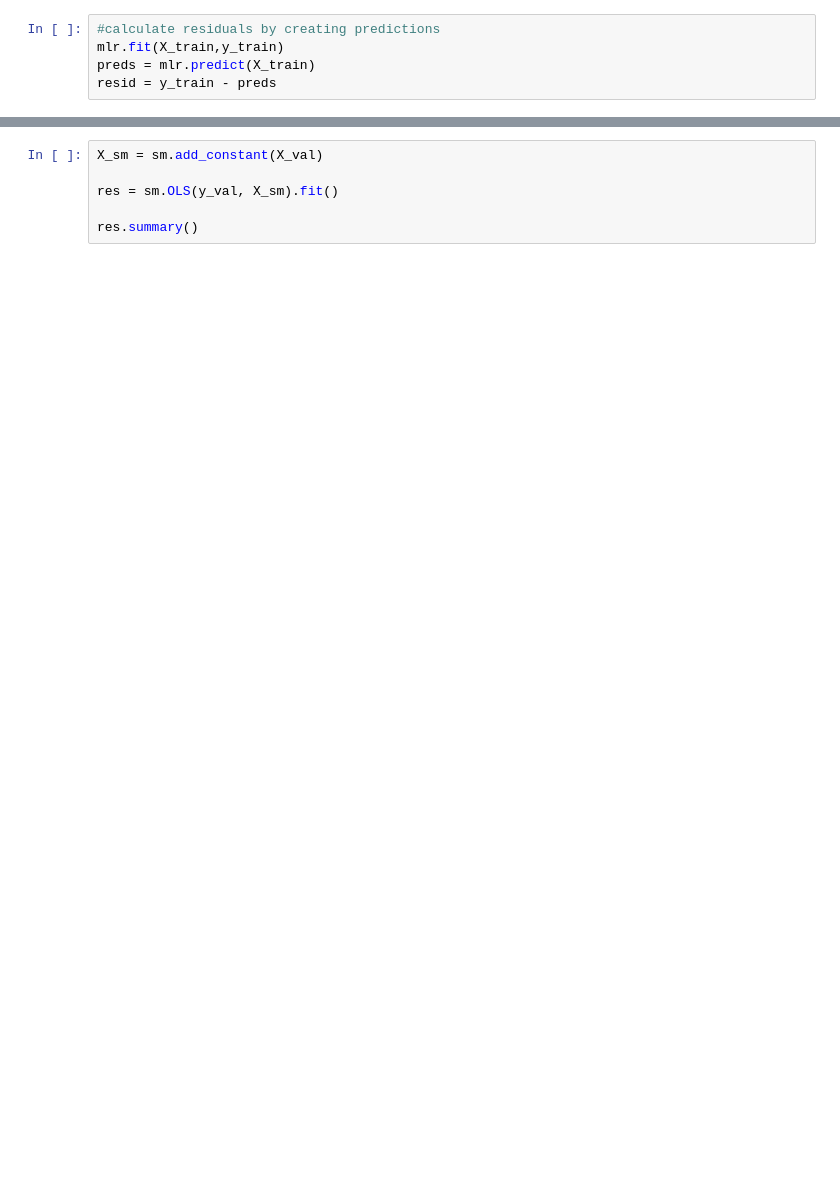
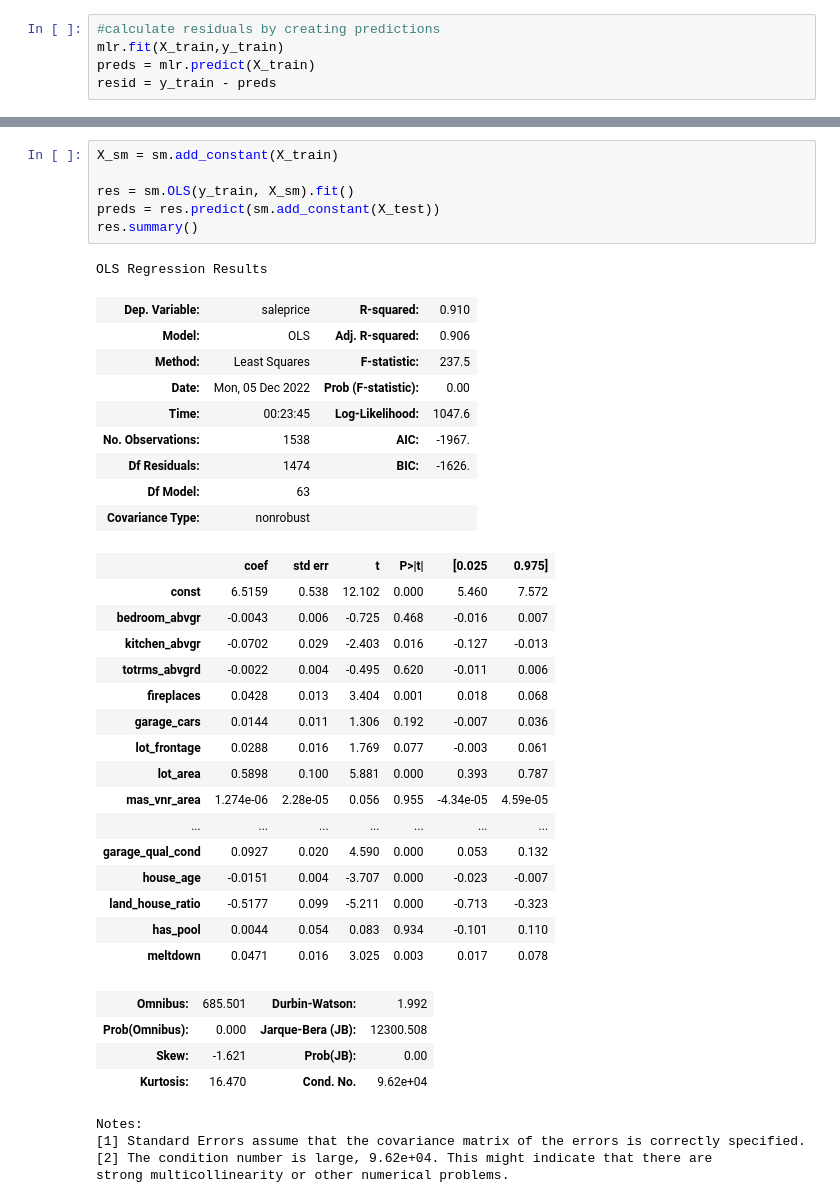
Before and after one commit to AlexSpradling/Home-Price-Prediction-in-Ames-IA, a Jupyter notebook: code/regression_model.ipynb, the cells around one changed output, grey strips where cells are left out. Saved outputs shown, nothing was run; the diff lists cells and outputs as text; blank space fills up the shorter version.

```diff
--- a/code/regression_model.ipynb
+++ b/code/regression_model.ipynb
@@ -127,9 +144,44 @@ sns.residplot(x = preds,
 # %%
-X_sm = sm.add_constant(X_val)
+X_sm = sm.add_constant(X_train)
 
-res = sm.OLS(y_val, X_sm).fit()
-
+res = sm.OLS(y_train, X_sm).fit()
+preds = res.predict(sm.add_constant(X_test))
 res.summary()
+# %% [output]
+OLS Regression Results
+| Dep. Variable: | saleprice | R-squared: | 0.910 |
+| Model: | OLS | Adj. R-squared: | 0.906 |
+| Method: | Least Squares | F-statistic: | 237.5 |
+| Date: | Mon, 05 Dec 2022 | Prob (F-statistic): | 0.00 |
+| Time: | 00:23:45 | Log-Likelihood: | 1047.6 |
+| No. Observations: | 1538 | AIC: | -1967. |
+| Df Residuals: | 1474 | BIC: | -1626. |
+| Df Model: | 63 |  |  |
+| Covariance Type: | nonrobust |  |  |
+|  | coef | std err | t | P>|t| | [0.025 | 0.975] |
+| const | 6.5159 | 0.538 | 12.102 | 0.000 | 5.460 | 7.572 |
+| bedroom_abvgr | -0.0043 | 0.006 | -0.725 | 0.468 | -0.016 | 0.007 |
+| kitchen_abvgr | -0.0702 | 0.029 | -2.403 | 0.016 | -0.127 | -0.013 |
+| totrms_abvgrd | -0.0022 | 0.004 | -0.495 | 0.620 | -0.011 | 0.006 |
+| fireplaces | 0.0428 | 0.013 | 3.404 | 0.001 | 0.018 | 0.068 |
+| garage_cars | 0.0144 | 0.011 | 1.306 | 0.192 | -0.007 | 0.036 |
+| lot_frontage | 0.0288 | 0.016 | 1.769 | 0.077 | -0.003 | 0.061 |
+| lot_area | 0.5898 | 0.100 | 5.881 | 0.000 | 0.393 | 0.787 |
+| mas_vnr_area | 1.274e-06 | 2.28e-05 | 0.056 | 0.955 | -4.34e-05 | 4.59e-05 |
+| ... | ... | ... | ... | ... | ... | ... |
+| garage_qual_cond | 0.0927 | 0.020 | 4.590 | 0.000 | 0.053 | 0.132 |
+| house_age | -0.0151 | 0.004 | -3.707 | 0.000 | -0.023 | -0.007 |
+| land_house_ratio | -0.5177 | 0.099 | -5.211 | 0.000 | -0.713 | -0.323 |
+| has_pool | 0.0044 | 0.054 | 0.083 | 0.934 | -0.101 | 0.110 |
+| meltdown | 0.0471 | 0.016 | 3.025 | 0.003 | 0.017 | 0.078 |
+| Omnibus: | 685.501 | Durbin-Watson: | 1.992 |
+| Prob(Omnibus): | 0.000 | Jarque-Bera (JB): | 12300.508 |
+| Skew: | -1.621 | Prob(JB): | 0.00 |
+| Kurtosis: | 16.470 | Cond. No. | 9.62e+04 |
+Notes:
+[1] Standard Errors assume that the covariance matrix of the errors is correctly specified.
+[2] The condition number is large, 9.62e+04. This might indicate that there are
+strong multicollinearity or other numerical problems.
 # %%
 
 sm.qqplot(resid,
```
Also changed, not shown: parts of 18 cells of this notebook, 3 other files.
